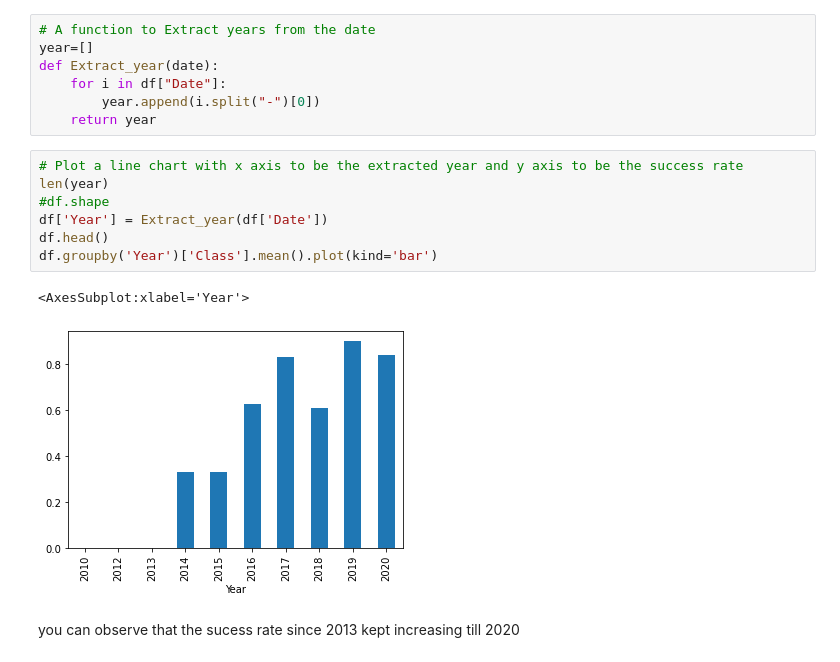
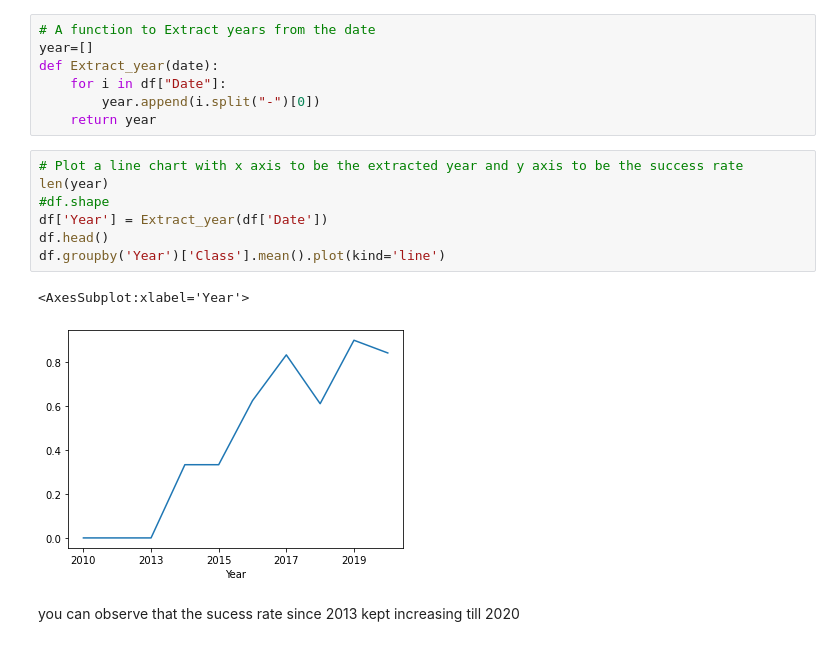
Before and after one commit to Toddy78/IBM-Data-Science-Course, a Jupyter notebook: EDA DataViz.ipynb, the cells around one changed output. Saved outputs shown, nothing was run; the diff lists cells and outputs as text.

```diff
--- a/EDA DataViz.ipynb
+++ b/EDA DataViz.ipynb
@@ -164,13 +164,13 @@ def Extract_year(date):
 # %%
 # Plot a line chart with x axis to be the extracted year and y axis to be the success rate
 len(year)
 #df.shape
 df['Year'] = Extract_year(df['Date'])
 df.head()
-df.groupby('Year')['Class'].mean().plot(kind='bar')
+df.groupby('Year')['Class'].mean().plot(kind='line')
 # %% [output]
 <AxesSubplot:xlabel='Year'>
-[figure, old version]
+[figure, new version]
 # %% [markdown]
 you can observe that the sucess rate since 2013 kept increasing till 2020
 # %% [markdown]
```
Also changed, not shown: parts of 2 cells of this notebook.
